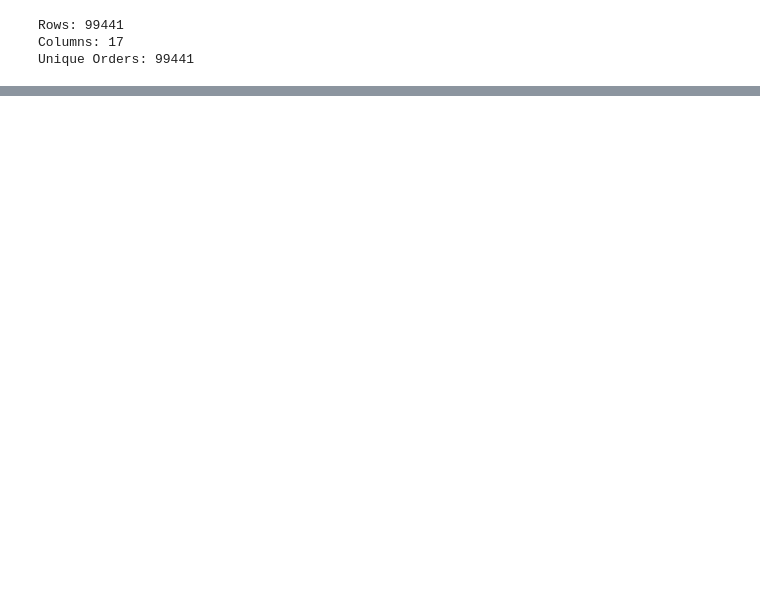
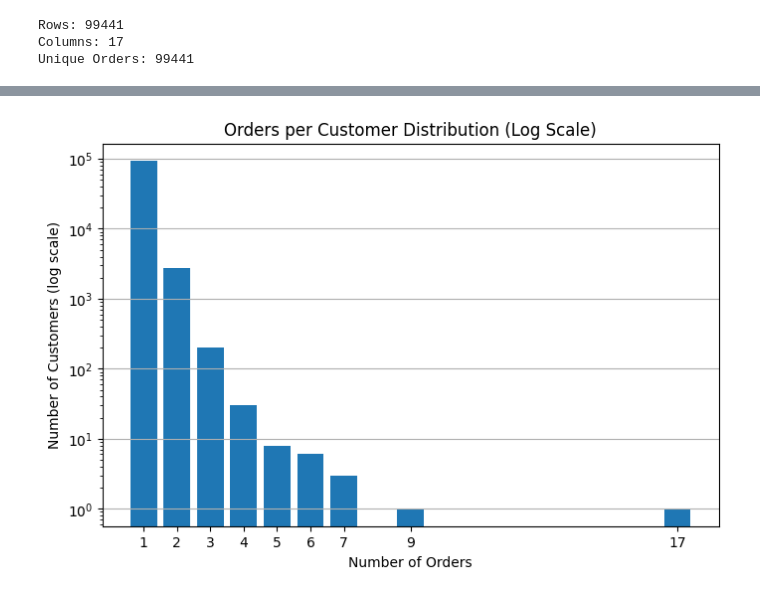
Before and after one commit to NoOne1007/ecommerce-customer-segmentation, a Jupyter notebook: notebooks/01_eda.ipynb, the cells around one changed output, grey strips where cells are left out. Saved outputs shown, nothing was run; the diff lists cells and outputs as text; code cells hidden in the pictures; blank space fills up the shorter version.

```diff
--- a/notebooks/01_eda.ipynb
+++ b/notebooks/01_eda.ipynb
@@ -136,0 +276,20 @@ Unique Orders: 99441
+# %%
+# --- Log Scale graph for better visibility ---
+
+import matplotlib.pyplot as plt
+
+plt.figure(figsize=(8,5))
+
+plt.bar(order_dist.index, order_dist.values)
+
+plt.yscale("log")  # for log scaling on Y-axis
+plt.xticks(order_dist.index) # for integer ticks on X-axis
+
+plt.title("Orders per Customer Distribution (Log Scale)")
+plt.xlabel("Number of Orders")
+plt.ylabel("Number of Customers (log scale)")
+
+plt.grid(axis='y')
+plt.show()
+# %% [output]
+[figure, added]
```
Also changed, not shown: parts of 21 cells of this notebook.
